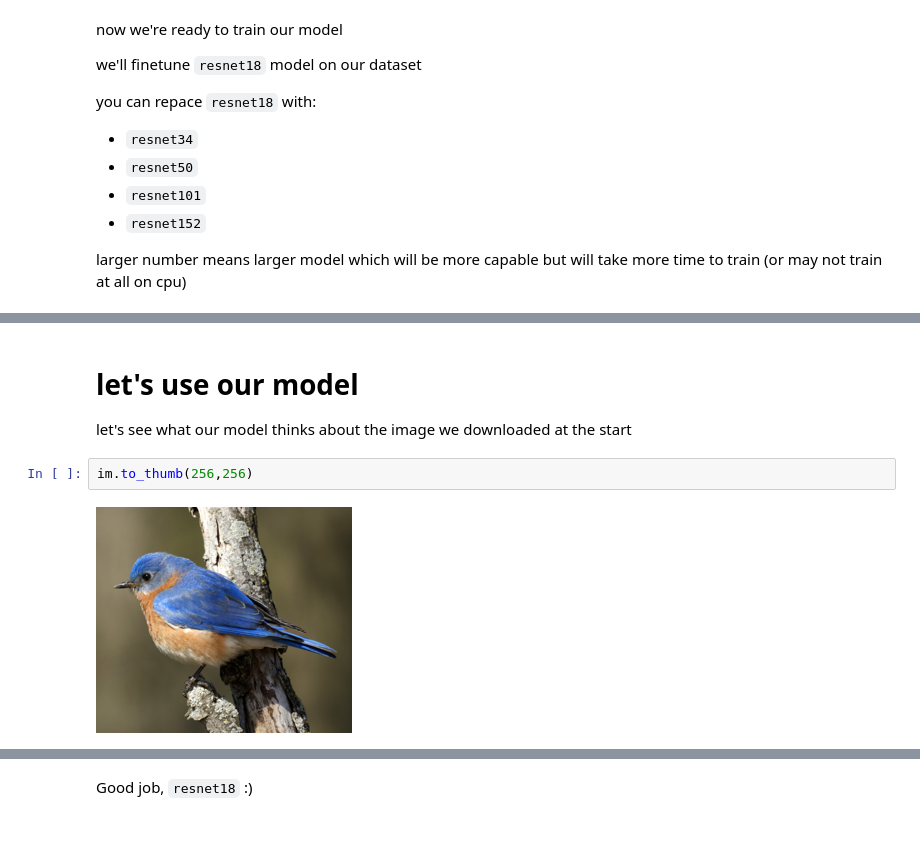
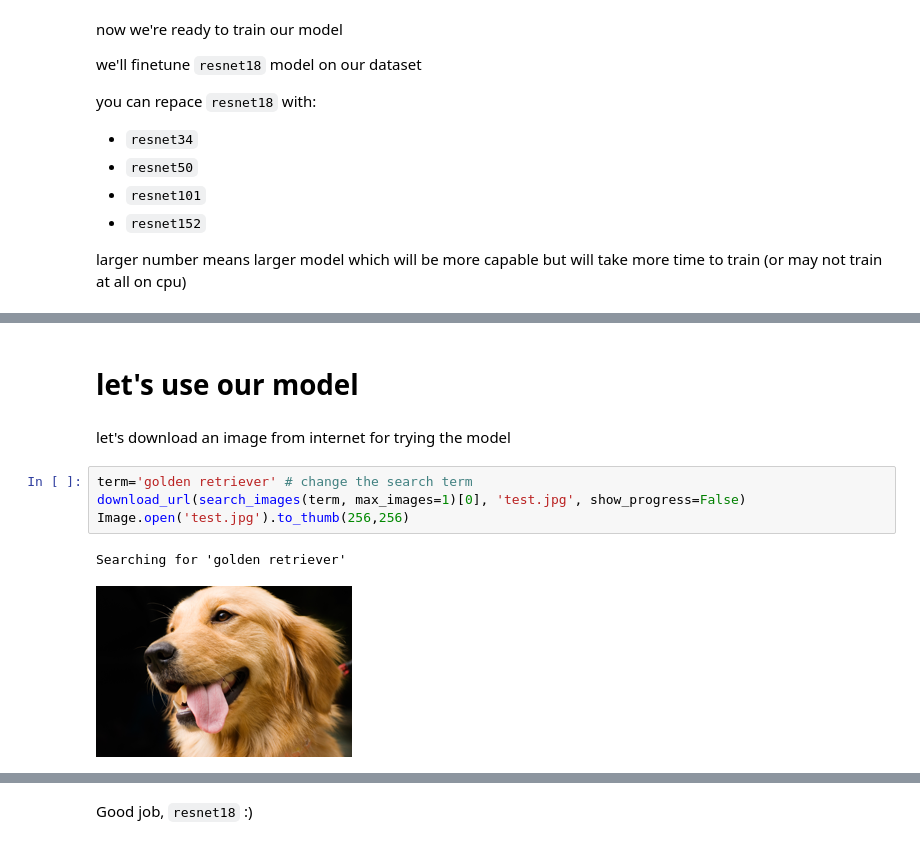
Before and after one commit to daspartho/fastai-lesson-1-ripoff, a Jupyter notebook: main.ipynb, the cells around one changed output, grey strips where cells are left out. Drawn from its saved outputs; the diff is of its cells as text.

```diff
--- a/main.ipynb
+++ b/main.ipynb
@@ -146,9 +146,12 @@ learner.fine_tune(3)
-# %% [markdown]
-# let's use our model
-
-let's see what our model thinks about the image we downloaded at the start
-# %%
-im.to_thumb(256,256)
-# %% [output]
-[figure, removed]
+# %% [markdown]
+# let's use our model
+# %% [markdown]
+let's download an image from internet for trying the model
+# %%
+term='golden retriever' # change the search term
+download_url(search_images(term, max_images=1)[0], 'test.jpg', show_progress=False)
+Image.open('test.jpg').to_thumb(256,256)
+# %% [output]
+Searching for 'golden retriever'
+[figure, added]
 # %%
```
Also changed, not shown: parts of 10 cells of this notebook, 1 other file.
